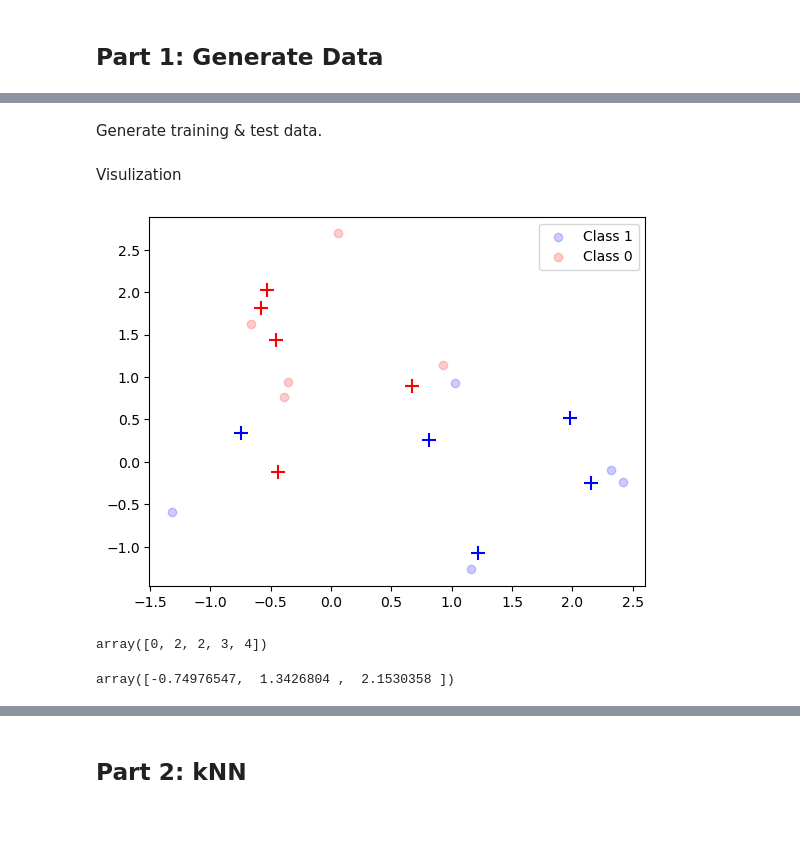
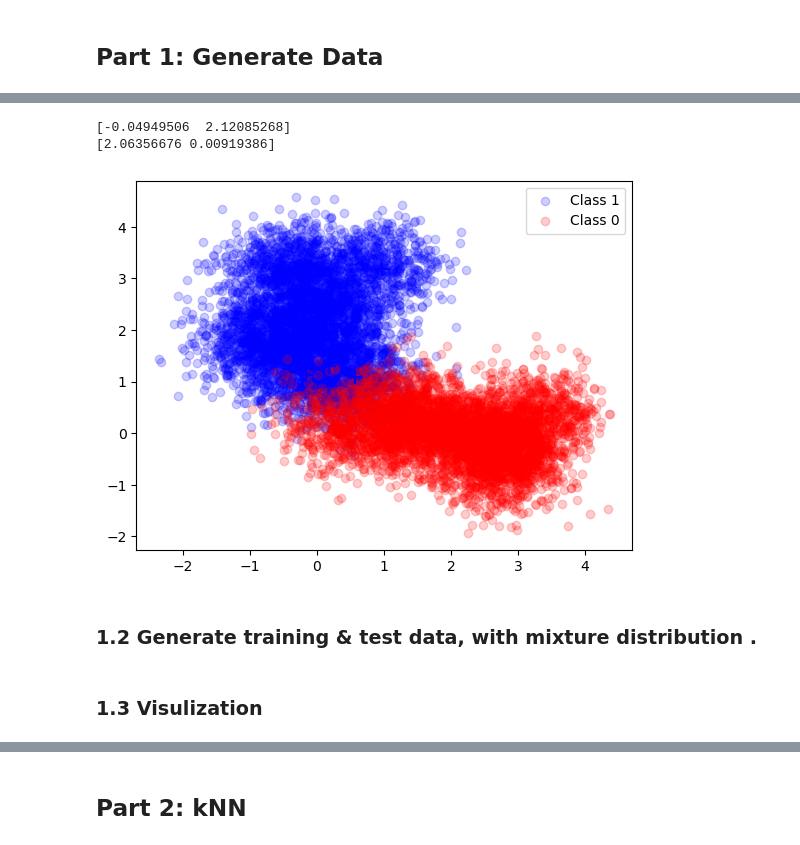
Before and after one commit to yogamaha/cs598-psl, a Jupyter notebook: ca-1/ca-1.ipynb, the cells around one changed output, grey strips where cells are left out. Cells and saved outputs as stored; diff of their text form; code cells hidden in the pictures.

```diff
--- a/ca-1/ca-1.ipynb
+++ b/ca-1/ca-1.ipynb
@@ -25,0 +82,13 @@ m0 = np.random.normal(size = (csize, p)) * s \
+# %%
+N = 5000
+# Randomly allocate the n samples for class 1  to the 10 clusters
+id1 = np.random.randint(csize, size = N)
+id0 = np.random.randint(csize, size = N)
+
+# sd for generating data
+s = np.sqrt(float(1)/5)
+
+testdata = np.random.normal(size = (2 * N, p)) * s \
+            + np.concatenate([m1[id1,:], m0[id0,:]])
+
+ytest = np.concatenate(([1]*N, [0]*N))
@@ -26,2 +111,19 @@ m0 = np.random.normal(size = (csize, p)) * s \
+# %%
+print(np.average(testdata[:N], axis=0))
+print(np.average(testdata[N:], axis=0))
+
+plt.scatter(testdata[:N, 0], testdata[:N, 1], c = "blue", alpha=0.2, label='Class 1')
+plt.scatter(testdata[N:, 0], testdata[N:, 1], c = "red", alpha=0.2, label='Class 0')
+
+plt.scatter(m1[:,0], m1[:,1], marker = '+', s = 100, c = "blue")
+plt.scatter(m0[:,0], m0[:,1], marker = '+', s = 100, c = "red")
+
+
+plt.legend()
+plt.show()
+# %% [output]
+[-0.04949506  2.12085268]
+[2.06356676 0.00919386]
+[figure, added]
 # %% [markdown]
-Generate training & test data.
+### 1.2 Generate training & test data, with mixture distribution .
@@ -51,14 +156,3 @@ testdata = np.random.normal(size = (2 * N, p)) * s \
 ytest = np.concatenate(([1]*N, [0]*N))
 # %% [markdown]
-Visulization
+### 1.3 Visulization
-# %%
-plt.scatter(traindata[:n, 0], traindata[:n, 1], c = "blue", alpha=0.2, label='Class 1')
-plt.scatter(traindata[n:, 0], traindata[n:, 1], c = "red", alpha=0.2, label='Class 0')
-
-plt.scatter(m1[:,0], m1[:,1], marker = '+', s = 100, c = "blue")
-plt.scatter(m0[:,0], m0[:,1], marker = '+', s = 100, c = "red")
-
-plt.legend()
-plt.show()
-# %% [output]
-[figure, removed]
@@ -67,10 +158,0 @@ id1 = np.random.randint(csize, size = n)
-# %%
-id1
-# %% [output]
-array([0, 2, 2, 3, 4])
-# %%
-np.random.seed(100)
-
-np.random.normal(loc=[1,1,1], scale=1)
-# %% [output]
-array([-0.74976547,  1.3426804 ,  2.1530358 ])
```
Also changed, not shown: parts of 29 cells of this notebook.
